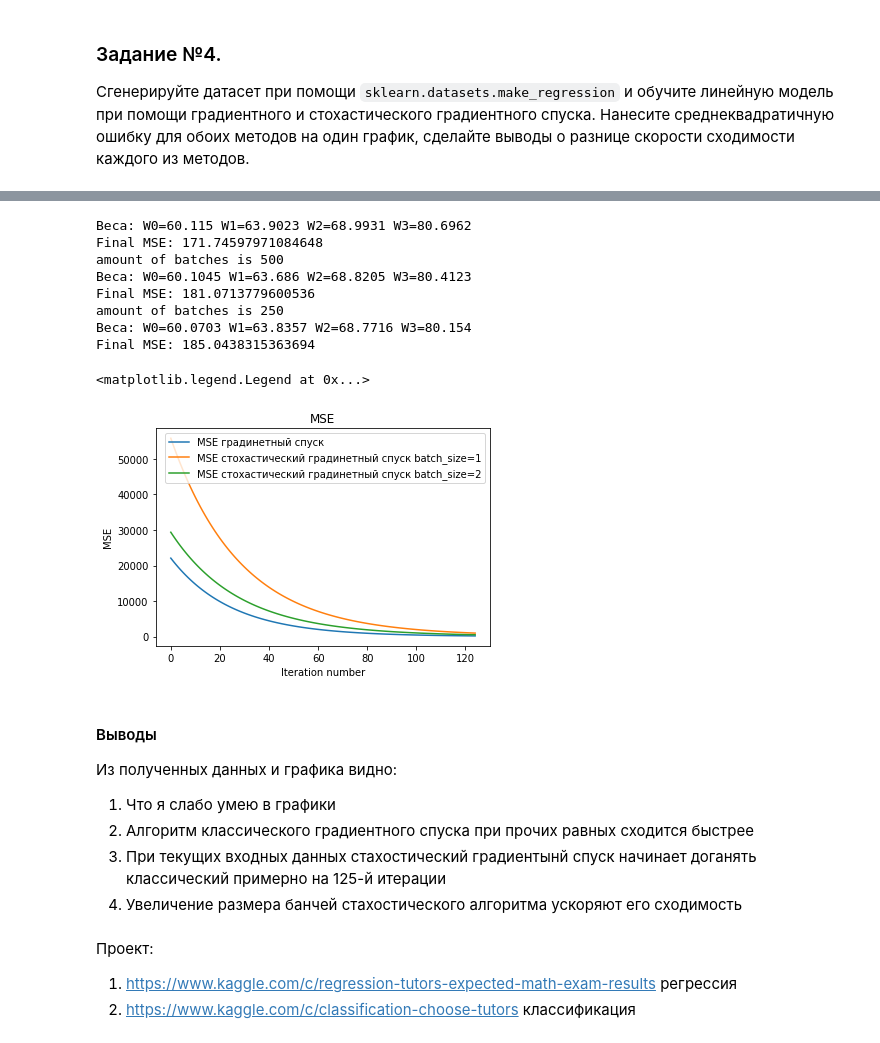
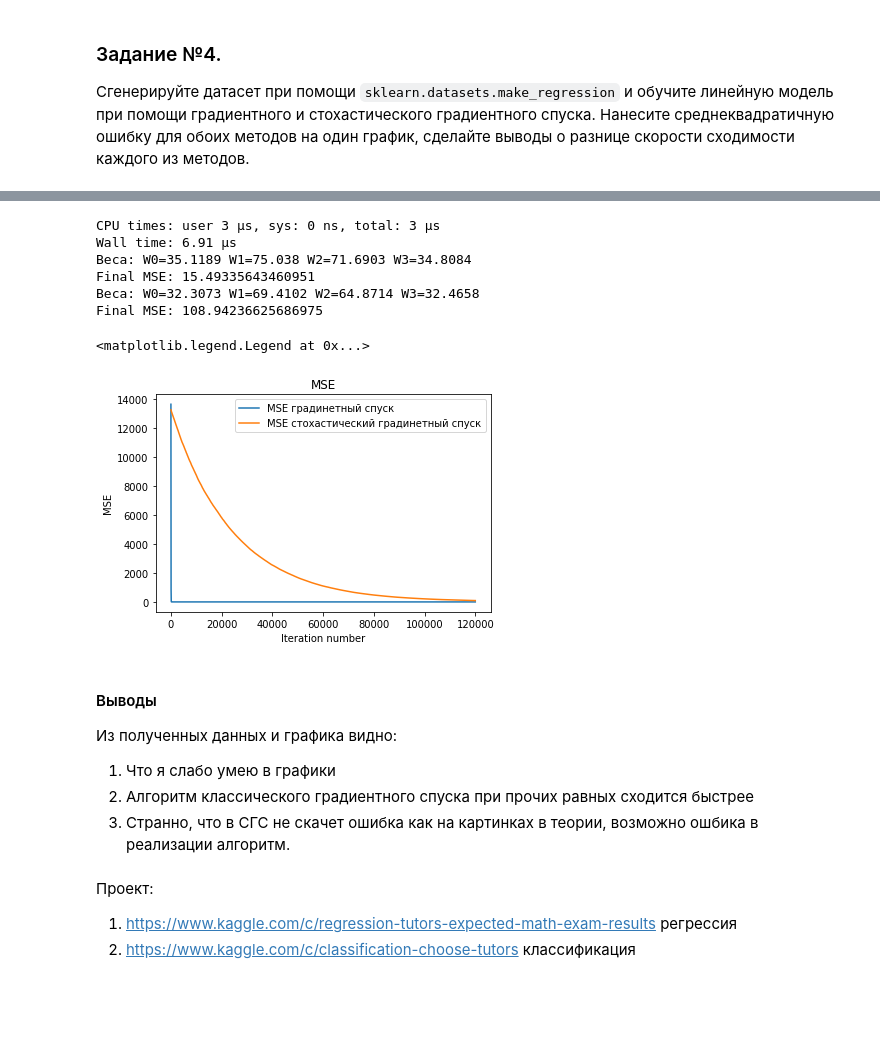
Before and after one commit to vinalyan/diff, a Jupyter notebook: GeekBrains/algorithms/web2/Lesson_2_extended.ipynb, the cells around one changed output, grey strips where cells are left out. Cells and saved outputs as stored; diff of their text form; code cells hidden in the pictures; blank space fills up the shorter version.

```diff
--- a/GeekBrains/algorithms/web2/Lesson_2_extended.ipynb
+++ b/GeekBrains/algorithms/web2/Lesson_2_extended.ipynb
@@ -1359,72 +1459,37 @@ def gradient_descent(X, y, iterations, eta=1e-4, log = False):
-# %%
-# стохастический градиентный спуск
-def stohastic_gradient_descent(X, y, iterations, batch_size, eta=1e-4, log = False):
-    W = np.random.randn(X.shape[1])
-    n = X.shape[0]
-
-    n_batch = n // batch_size
-    if n % batch_size != 0:
-        n_batch += 1
-    print(f'amount of batches is {n_batch}')
-
-    errors = np.zeros((iterations,1))
-    for i in range(0, iterations):
-
-        for b in range(n_batch):
-            start = batch_size * b
-            end = batch_size * (b + 1)
-
-            X_tmp = X[start : end, ]
-            y_tmp = y[start : end]
-
-            y_pred_tmp = np.dot(X_tmp, W)
-            err = calc_mse(y_tmp, y_pred_tmp)
-            errors[i] = err
-            dQ = 2/n * X_tmp.T @ (y_pred_tmp - y_tmp) # градиент функции ошибки
-            W -= (eta * dQ)
-
-        if i % (iterations / 10) == 0 and log == True:
-            print(f'Iter: {i}, weights: {W}, error {err}')
-
-    print(f'Веса: W0={round(W[0],4)} W1={round(W[1],4)} W2={round(W[2],4)} W3={round(W[3],4)}')
-    print(f'Final MSE: {calc_mse(y, np.dot(X, W))}')
-    return W, errors
 # %%
-iterations = 125
+%time
+iterations = 120000
 W_GD, err_GD = gradient_descent(X, y, iterations, eta=1e-2)
-W_SGD, err_SGD_bch_1 = stohastic_gradient_descent(X, y, iterations, eta=1e-2, batch_size=1)
-W_SGD, err_SGD_bch_2 = stohastic_gradient_descent(X, y, iterations, eta=1e-2, batch_size=2)
+W_SGD, err_SGD = stohastic_gradient_descent(X, y, iterations, eta=1e-2, batch_size=1)
+#W_SGD, err_SGD_bch_2 = stohastic_gradient_descent(X, y, iterations, eta=1e-2, batch_size=2)
 
 #err_SGD
 # %% [output]
-Веса: W0=60.115 W1=63.9023 W2=68.9931 W3=80.6962
-Final MSE: 171.74597971084648
-amount of batches is 500
-Веса: W0=60.1045 W1=63.686 W2=68.8205 W3=80.4123
-Final MSE: 181.0713779600536
-amount of batches is 250
-Веса: W0=60.0703 W1=63.8357 W2=68.7716 W3=80.154
-Final MSE: 185.0438315363694
+CPU times: user 3 µs, sys: 0 ns, total: 3 µs
+Wall time: 6.91 µs
+Веса: W0=35.1189 W1=75.038 W2=71.6903 W3=34.8084
+Final MSE: 15.49335643460951
+Веса: W0=32.3073 W1=69.4102 W2=64.8714 W3=32.4658
+Final MSE: 108.94236625686975
 # %%
 # Визуализируем изменение функционала ошибки
 plt.plot(err_GD, label="MSE градинетный спуск")
-plt.plot(err_SGD_bch_1, label="MSE стохастический градинетный спуск batch_size=1")
-plt.plot(err_SGD_bch_2, label="MSE стохастический градинетный спуск batch_size=2")
+plt.plot(err_SGD, label="MSE стохастический градинетный спуск")
+#plt.plot(err_SGD_bch_2, label="MSE стохастический градинетный спуск batch_size=2")
 
 plt.title('MSE')
 plt.xlabel('Iteration number')
 plt.ylabel('MSE')
 plt.legend()
 # %% [output]
 <matplotlib.legend.Legend at 0x...>
-[figure, old version]
+[figure, new version]
 # %% [markdown]
 #### Выводы
 Из полученных данных и графика видно:
 1. Что я слабо умею в графики
 2. Алгоритм классического градиентного спуска при прочих равных сходится быстрее
-3. При текущих входных данных стахостический градиентынй спуск начинает доганять классический примерно на 125-й итерации
-4. Увеличение размера банчей стахостического алгоритма ускоряют его сходимость
+3. Странно, что в СГС не скачет ошибка как на картинках в теории, возможно ошбика в реализации алгоритм.
 # %% [markdown]
 Проект:
 1. https://www.kaggle.com/c/regression-tutors-expected-math-exam-results регрессия
```
Also changed, not shown: parts of 24 cells of this notebook.
